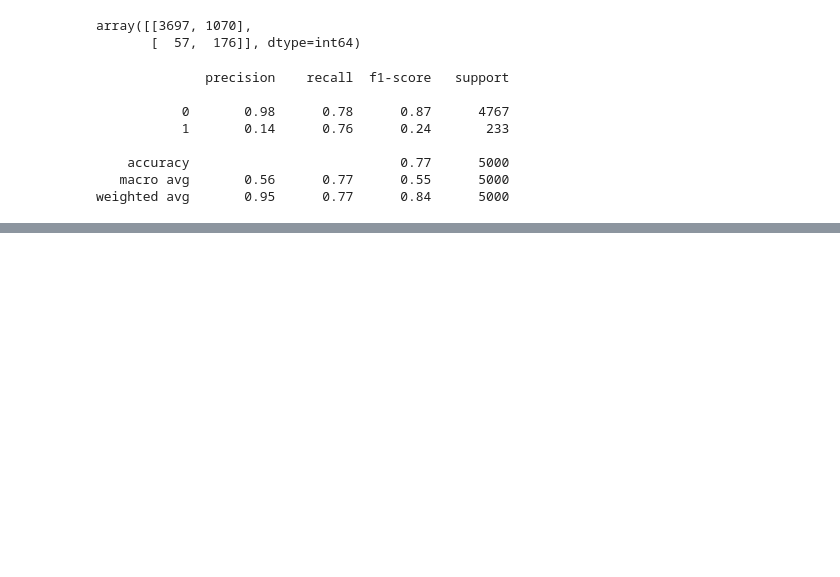
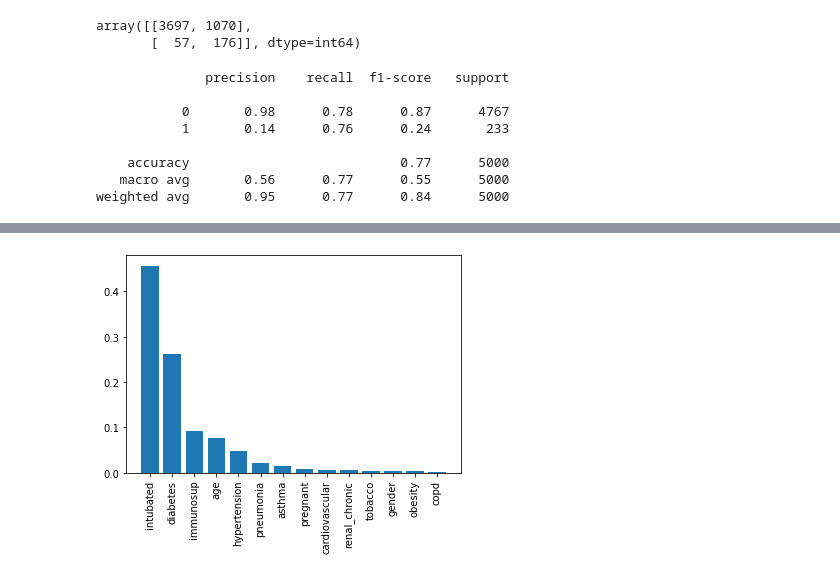
Before and after one commit to lindaperez/20_bk_AI_Covid19-Risk, a Jupyter notebook: modeling_provisional_data.ipynb, the cells around one changed output, grey strips where cells are left out. Cells and saved outputs as stored; diff of their text form; code cells hidden in the pictures; blank space fills up the shorter version.

Commit message:
gradient boosted tree applied and the feature importance plotted

```diff
--- a/modeling_provisional_data.ipynb
+++ b/modeling_provisional_data.ipynb
@@ -213,0 +216,15 @@ weighted avg       0.95      0.77      0.84      5000
+# %%
+# Creating StandardScaler instance
+from sklearn.preprocessing import StandardScaler
+scaler = StandardScaler()
+
+# Fitting Standard Scaler
+X_scaler = scaler.fit(X_train)
+
+# Scaling data
+X_train_scaled = X_scaler.transform(X_train)
+X_test_scaled = X_scaler.transform(X_test)
+# %%
+smote_enn = SMOTEENN(random_state=0)
+X_train_resampled, y_train_resampled = smote_enn.fit_resample(X_train_scaled, y_train)
+Counter(y_train_resampled)
@@ -213,0 +277,14 @@ weighted avg       0.95      0.77      0.84      5000
+# %%
+# Choose a learning rate and create classifier
+classifier = GradientBoostingClassifier(n_estimators=20,
+                                        learning_rate=1,
+                                        max_features=5,
+                                        max_depth=3,
+                                        random_state=0)
+
+# Fit the model
+classifier.fit(X_train_resampled, y_train_resampled)
+
+# Make Prediction
+predictions = classifier.predict(X_test_scaled)
+pd.DataFrame({"Prediction": predictions, "Actual": y_test}).head(20)
@@ -213,0 +343,18 @@ weighted avg       0.95      0.77      0.84      5000
+# %%
+# Extract feature importances from the fitted gradient boosting model
+feature_importances = classifier.feature_importances_
+
+# Get the indices of the largest to smallest feature importances
+sorted_index = np.argsort(feature_importances)[::-1]
+x = range(X.shape[1])
+
+# Create tick labels
+labels = np.array(X.columns)[sorted_index]
+
+plt.bar(x, feature_importances[sorted_index], tick_label=labels)
+
+# Set the tick lables to be the feature names, according to the sorted feature_idx
+plt.xticks(rotation=90)
+plt.show()
+# %% [output]
+[figure, added]
```
Also changed, not shown: parts of 7 cells of this notebook.
